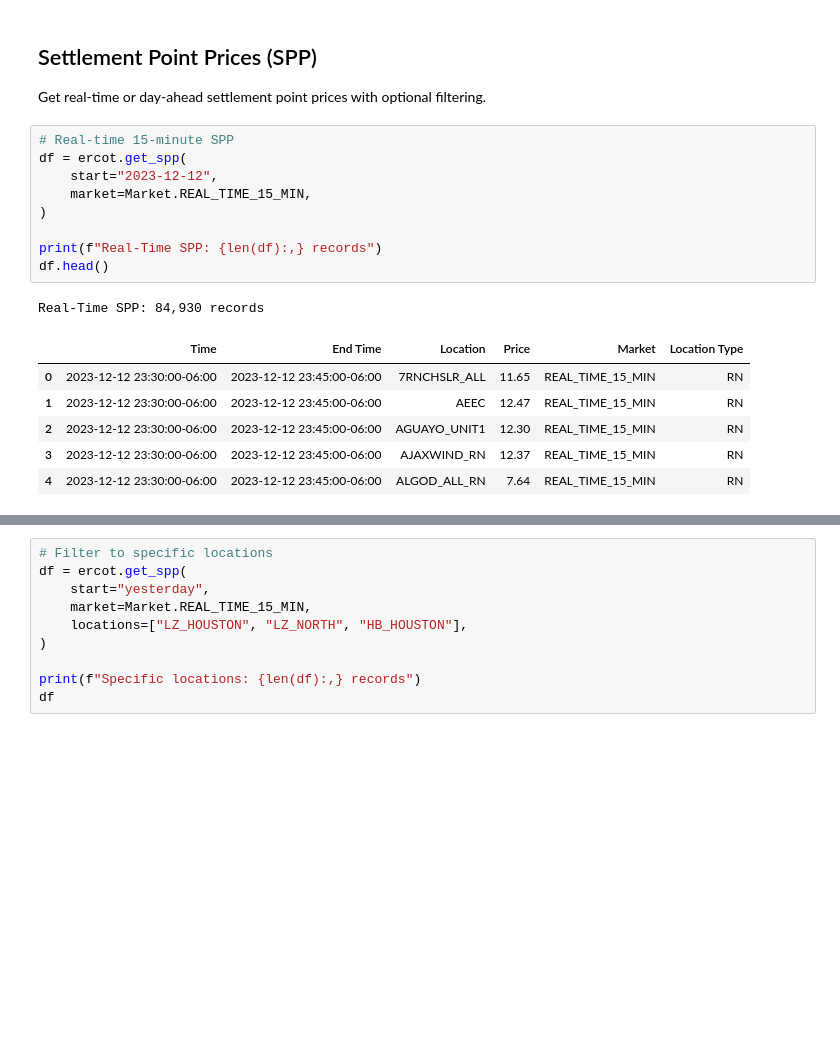
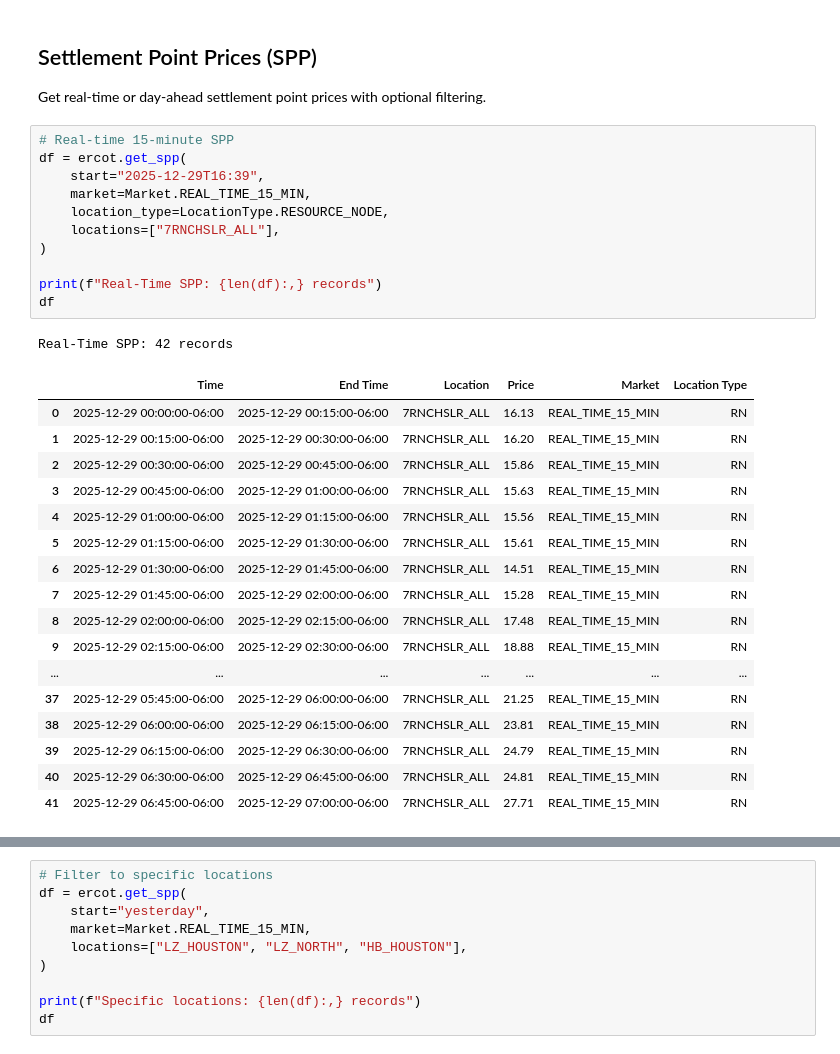
Before and after one commit to kvkenyon/tinygrid, a Jupyter notebook: examples/ercot_demo.ipynb, the cells around one changed output, grey strips where cells are left out. Cells and saved outputs as stored; diff of their text form; blank space fills up the shorter version.

```diff
--- a/examples/ercot_demo.ipynb
+++ b/examples/ercot_demo.ipynb
@@ -86,17 +83,30 @@ Get real-time or day-ahead settlement point prices with optional filtering.
 # %%
 # Real-time 15-minute SPP
 df = ercot.get_spp(
-    start="2023-12-12",
+    start="2025-12-29T16:39",
     market=Market.REAL_TIME_15_MIN,
+    location_type=LocationType.RESOURCE_NODE,
+    locations=["7RNCHSLR_ALL"],
 )
 
 print(f"Real-Time SPP: {len(df):,} records")
-df.head()
+df
 # %% [output]
-Real-Time SPP: 84,930 records
+Real-Time SPP: 42 records
 |  | Time | End Time | Location | Price | Market | Location Type |
-| 0 | 2023-12-12 23:30:00-06:00 | 2023-12-12 23:45:00-06:00 | 7RNCHSLR_ALL | 11.65 | REAL_TIME_15_MIN | RN |
-| 1 | 2023-12-12 23:30:00-06:00 | 2023-12-12 23:45:00-06:00 | AEEC | 12.47 | REAL_TIME_15_MIN | RN |
-| 2 | 2023-12-12 23:30:00-06:00 | 2023-12-12 23:45:00-06:00 | AGUAYO_UNIT1 | 12.30 | REAL_TIME_15_MIN | RN |
-| 3 | 2023-12-12 23:30:00-06:00 | 2023-12-12 23:45:00-06:00 | AJAXWIND_RN | 12.37 | REAL_TIME_15_MIN | RN |
-| 4 | 2023-12-12 23:30:00-06:00 | 2023-12-12 23:45:00-06:00 | ALGOD_ALL_RN | 7.64 | REAL_TIME_15_MIN | RN |
+| 0 | 2025-12-29 00:00:00-06:00 | 2025-12-29 00:15:00-06:00 | 7RNCHSLR_ALL | 16.13 | REAL_TIME_15_MIN | RN |
+| 1 | 2025-12-29 00:15:00-06:00 | 2025-12-29 00:30:00-06:00 | 7RNCHSLR_ALL | 16.20 | REAL_TIME_15_MIN | RN |
+| 2 | 2025-12-29 00:30:00-06:00 | 2025-12-29 00:45:00-06:00 | 7RNCHSLR_ALL | 15.86 | REAL_TIME_15_MIN | RN |
+| 3 | 2025-12-29 00:45:00-06:00 | 2025-12-29 01:00:00-06:00 | 7RNCHSLR_ALL | 15.63 | REAL_TIME_15_MIN | RN |
+| 4 | 2025-12-29 01:00:00-06:00 | 2025-12-29 01:15:00-06:00 | 7RNCHSLR_ALL | 15.56 | REAL_TIME_15_MIN | RN |
+| 5 | 2025-12-29 01:15:00-06:00 | 2025-12-29 01:30:00-06:00 | 7RNCHSLR_ALL | 15.61 | REAL_TIME_15_MIN | RN |
+| 6 | 2025-12-29 01:30:00-06:00 | 2025-12-29 01:45:00-06:00 | 7RNCHSLR_ALL | 14.51 | REAL_TIME_15_MIN | RN |
+| 7 | 2025-12-29 01:45:00-06:00 | 2025-12-29 02:00:00-06:00 | 7RNCHSLR_ALL | 15.28 | REAL_TIME_15_MIN | RN |
+| 8 | 2025-12-29 02:00:00-06:00 | 2025-12-29 02:15:00-06:00 | 7RNCHSLR_ALL | 17.48 | REAL_TIME_15_MIN | RN |
+| 9 | 2025-12-29 02:15:00-06:00 | 2025-12-29 02:30:00-06:00 | 7RNCHSLR_ALL | 18.88 | REAL_TIME_15_MIN | RN |
+| ... | ... | ... | ... | ... | ... | ... |
+| 37 | 2025-12-29 05:45:00-06:00 | 2025-12-29 06:00:00-06:00 | 7RNCHSLR_ALL | 21.25 | REAL_TIME_15_MIN | RN |
+| 38 | 2025-12-29 06:00:00-06:00 | 2025-12-29 06:15:00-06:00 | 7RNCHSLR_ALL | 23.81 | REAL_TIME_15_MIN | RN |
+| 39 | 2025-12-29 06:15:00-06:00 | 2025-12-29 06:30:00-06:00 | 7RNCHSLR_ALL | 24.79 | REAL_TIME_15_MIN | RN |
+| 40 | 2025-12-29 06:30:00-06:00 | 2025-12-29 06:45:00-06:00 | 7RNCHSLR_ALL | 24.81 | REAL_TIME_15_MIN | RN |
+| 41 | 2025-12-29 06:45:00-06:00 | 2025-12-29 07:00:00-06:00 | 7RNCHSLR_ALL | 27.71 | REAL_TIME_15_MIN | RN |
```
Also changed, not shown: parts of 7 cells of this notebook, 23 other files.
